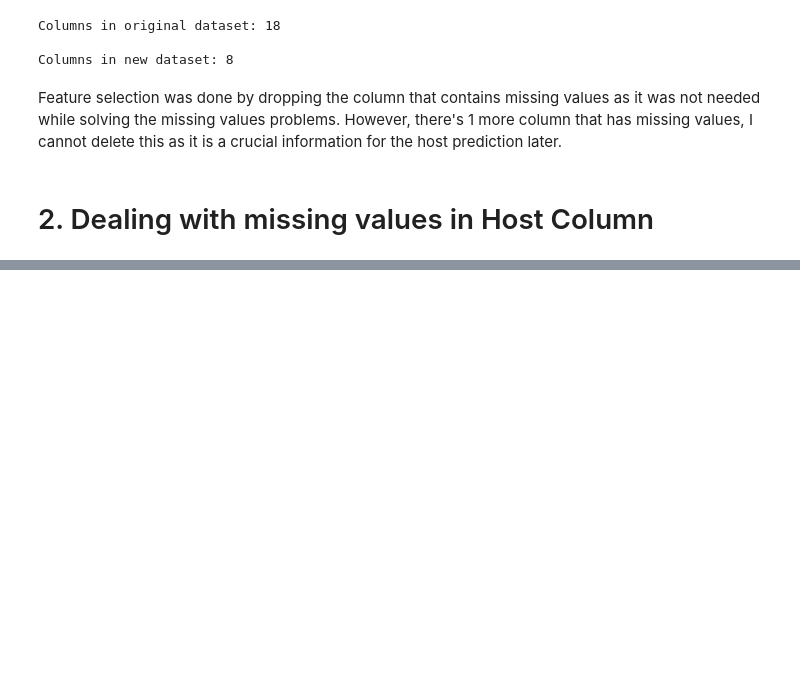
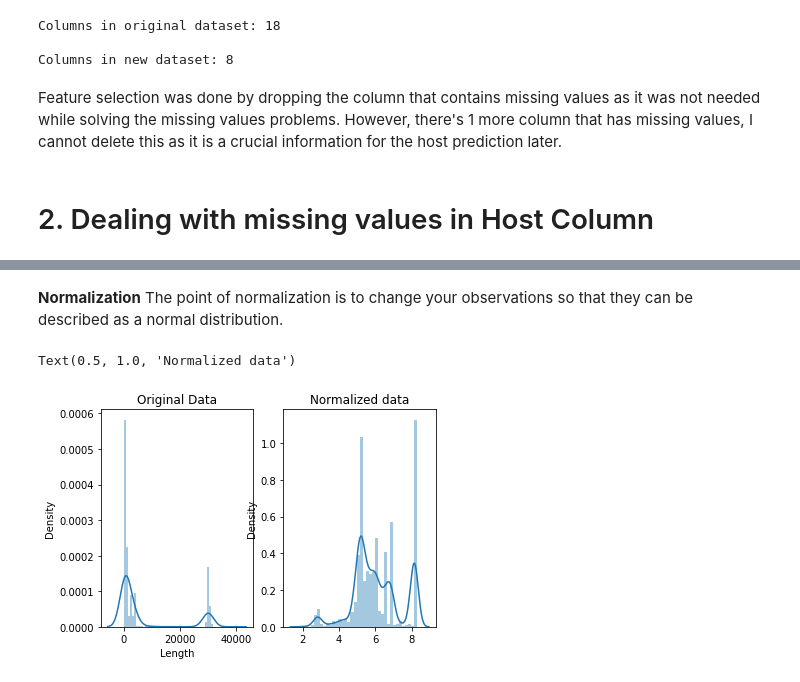
Before and after one commit to idchlyserut/Python_Learning, a Jupyter notebook: data_preprocessing.ipynb, the cells around one changed output, grey strips where cells are left out. Cells and saved outputs as stored; diff of their text form; code cells hidden in the pictures; blank space fills up the shorter version.

```diff
--- a/data_preprocessing.ipynb
+++ b/data_preprocessing.ipynb
@@ -120,0 +202,23 @@ Feature selection was done by dropping the column that contains missing values a
+# %% [markdown]
+**Normalization**
+The point of normalization is to change your observations so that they can be described as a normal distribution.
+# %%
+
+# get the index of all positive pledges (Box-Cox only takes postive values)
+index_Length = dataset3.Length > 0
+
+# get only positive pledges (using their indexes)
+positive_Lengths = dataset3.Length.loc[index_Length]
+
+# normalize the pledges (w/ Box-Cox)
+normalized_Lengths = stats.boxcox(positive_Lengths)[0]
+
+# plot both together to compare
+fig, ax=plt.subplots(1,2)
+sns.distplot(positive_Lengths, ax=ax[0])
+ax[0].set_title("Original Data")
+sns.distplot(normalized_Lengths, ax=ax[1])
+ax[1].set_title("Normalized data")
+# %% [output]
+Text(0.5, 1.0, 'Normalized data')
+[figure, added]
```
Also changed, not shown: parts of 13 cells of this notebook.
